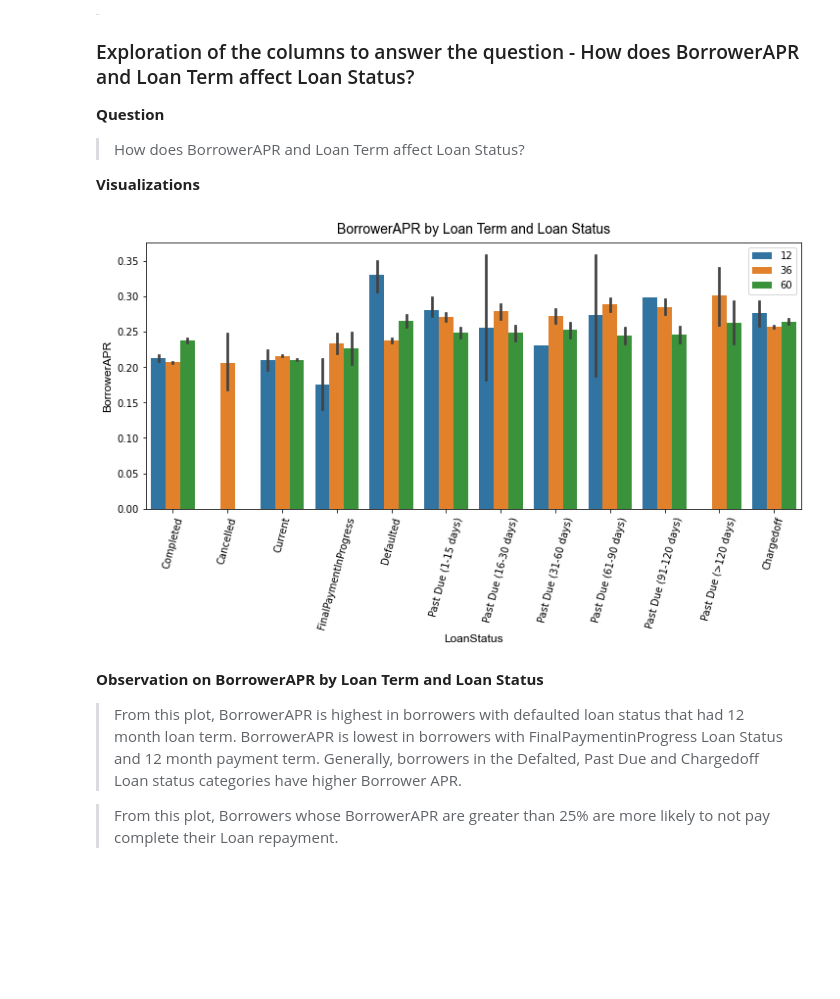
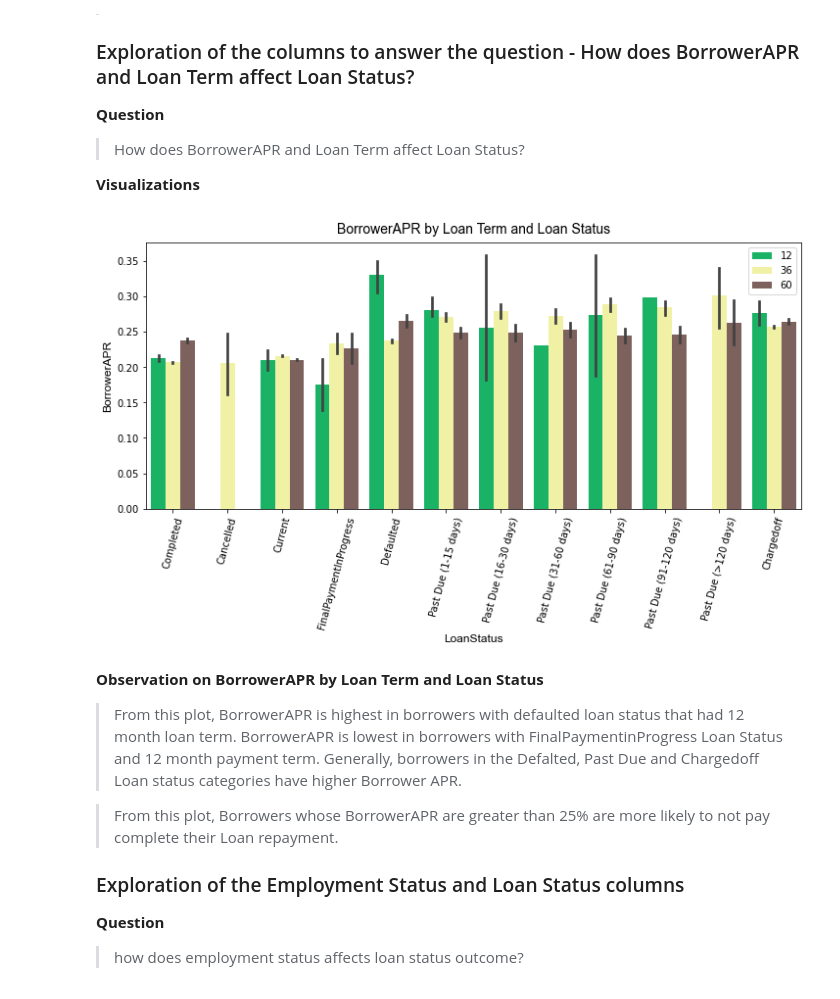
Before and after one commit to spakinrinwa/prosper_loan, a Jupyter notebook: Part_I_Exploration.ipynb, the cells around one changed output. Drawn from its saved outputs; the diff is of its cells as text; code cells hidden in the pictures; blank space fills up the shorter version.

```diff
--- a/Part_I_Exploration.ipynb
+++ b/Part_I_Exploration.ipynb
@@ -944,17 +991,22 @@ g.fig.suptitle("CreditScoreRangeUpper by BorrowerAPR and Loan Status");
 **Visualizations**
 # %%
 plt.figure(figsize = (12,5))
-ax = sb.barplot(data = df, x = 'LoanStatus', y = 'BorrowerAPR', hue = 'Term')
+ax = sb.barplot(data = df, x = 'LoanStatus', y = 'BorrowerAPR', hue = 'Term', palette= 'terrain')
 ax.legend(loc = 8, ncol = 3, framealpha = 1, title = 'Term')
 plt.xticks(rotation = 75)
 plt.legend()
 plotter("BorrowerAPR by Loan Term and Loan Status", "BorrowerAPR","LoanStatus")
 # %% [output]
-[figure, old version]
+[figure, new version]
 # %% [markdown]
+
 **Observation on BorrowerAPR by Loan Term and Loan Status**
 
 > From this plot, BorrowerAPR is highest in borrowers with defaulted loan status that had 12 month loan term. BorrowerAPR is lowest in borrowers with FinalPaymentinProgress Loan Status and 12 month payment term.
 Generally, borrowers in the Defalted, Past Due and Chargedoff Loan status categories have higher Borrower APR.
 
 > From this plot, Borrowers whose BorrowerAPR are greater than 25% are more likely to not pay complete their Loan repayment.
+
+### Exploration of the Employment Status and Loan Status columns
+**Question**
+>how does employment status affects loan status outcome?
```
Also changed, not shown: parts of 41 cells of this notebook, 3 other files.
